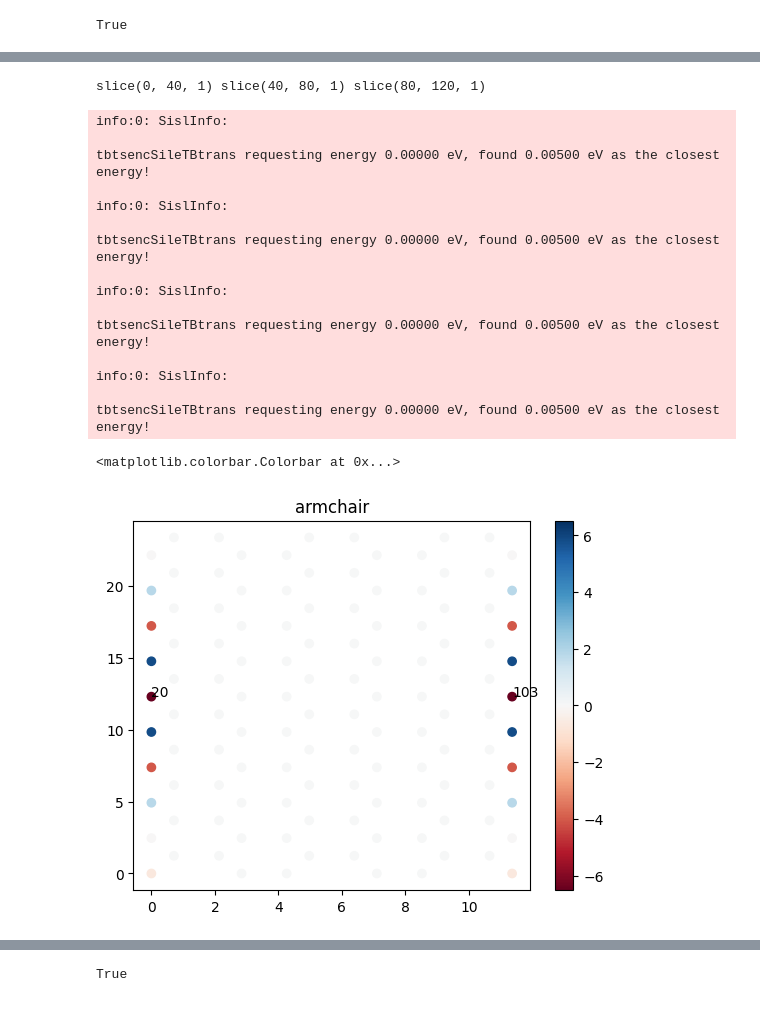
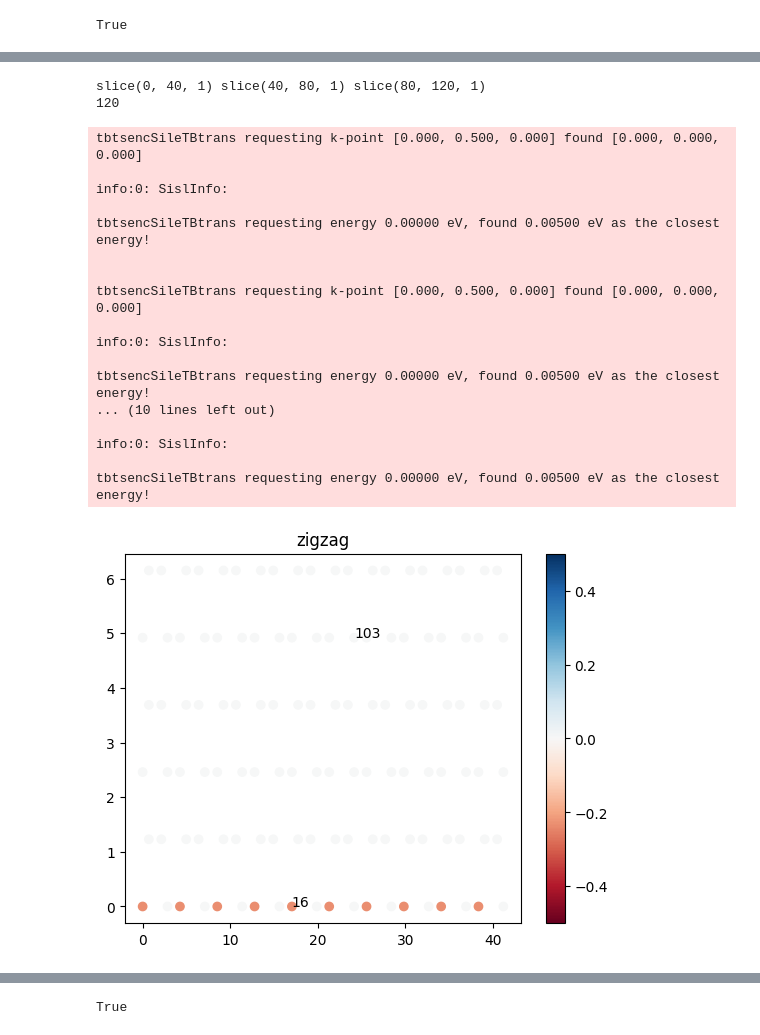
Before and after one commit to BastianValhoj/QTM-ML, a Jupyter notebook: overnight/siesta-calcs/tbt_edges.ipynb, the cells around one changed output, grey strips where cells are left out. Drawn from its saved outputs; the diff is of its cells as text; code cells hidden in the pictures.

```diff
--- a/overnight/siesta-calcs/tbt_edges.ipynb
+++ b/overnight/siesta-calcs/tbt_edges.ipynb
@@ -16,7 +17,7 @@ def showidx(geom):
 # %%
 labels = ['zigzag', 'armchair']
 # %%
-lab = labels[1]
+lab = labels[0]
 Nw = 10
 
 outdir = Path(f'./TBT_{lab}')
@@ -35,11 +36,11 @@ eta = tbtse.eta()
 a_dev = tbtse.a_dev
 
 def GetSigma(e, elec=0, k=[0.,0.,0.,]):
-    tmp = tbtse.self_energy(elec=0,E=e,k=k,sort=True).data
+    tmp = tbtse.self_energy(elec=elec,E=e,k=k,sort=True).data
     pvt = tbtse.pivot(elec=elec, in_device=True, sort=True).reshape(-1, 1)  # and downfolded to smaller region
     no_d = tbtse.no_d ## down-folded region size
     #print(tmp[0].dtype)
-    ZeroMat = np.eye(no_d, dtype=np.complex128)
+    ZeroMat = 0*np.eye(no_d, dtype=np.complex128)
     Sigma = ZeroMat.copy()  # transform to original orbit
     Sigma[pvt, pvt.T] += tmp  # transform to original orbital-index using pvt arrays.
     return Sigma
@@ -117,52 +120,58 @@ idxL = slice(NL//2-num_atoms, NL//2+num_atoms, 1)
 idxD = slice(ND//2-num_atoms, ND//2+num_atoms, 1)
 idxR = slice(ND-NR//2-num_atoms, ND-NR//2+num_atoms, 1)
 print(idxL, idxD, idxR)
-
+print(ND)
 
 xyz = tbtse.xyz
 
 E = 0.0
-kpts = [0., 0., 0.]
-site0 = NL//2
-site1 = ND-NR//2 +3
+kpts = [0., 0.5, 0.]
+site0 = NL//2 -4
+site1 = ND-NR//2 + 3
+# site1 = ND-NR//2 +3
 coup0 = np.imag(GetSigma(e=E, elec=0, k=kpts))
 coup1 = np.imag(GetSigma(e=E, elec=1, k=kpts))
 
 Broadening = np.zeros(shape=(ND, ND), dtype=np.complex128)
 Broadening[idxL, idxL] += GetSigma(e=E, elec=0, k=kpts)
 Broadening[idxR, idxR] += GetSigma(e=E, elec=1, k=kpts)
 
-vmax = np.max(np.abs([coup0, coup1]))
+# vmax = np.max(np.abs([coup0, coup1]))
+# vmin = -vmax
+vmax = 0.5
 vmin = -vmax
 cmap='RdBu'
 fig, ax = plt.subplots()
 ax.set_title(lab)
 # ax.scatter(x=xyz[idxL, 0], y=xyz[idxL, 1], label='left', c=coup0[idxL, site0], vmin=vmin, vmax=vmax, cmap=cmap)
 # ax.scatter(x=xyz[idxD, 0], y=xyz[idxD, 1], label='device', c=np.zeros(shape=(2*num_atoms)), vmin=vmin, vmax=vmax, cmap=cmap)
-# ax.scatter(x=xyz[idxR, 0], y=xyz[idxR, 1], label='Right', c=coup1[idxL, site1], vmin=vmin, vmax=vmax, cmap=cmap)
+# ax.scatter(x=xyz[idxR, 0], y=xyz[idxR, 1], label='Right', c=coup1[idxL, site0+3], vmin=vmin, vmax=vmax, cmap=cmap)
 ax.scatter(x=xyz[:ND//2, 0], y=xyz[:ND//2, 1], c=np.imag(Broadening[:ND//2, site0]), vmin=vmin, vmax=vmax, cmap=cmap)
 sc = ax.scatter(x=xyz[ND//2:, 0], y=xyz[ND//2:, 1], c=np.imag(Broadening[ND//2:, site1]), vmin=vmin, vmax=vmax, cmap=cmap)
+fig.colorbar(sc)
 for atom in [site0, site1]:
     ax.annotate(text=atom, xy=(xyz[atom, :2]))
 
-fig.colorbar(sc)
+# fig.colorbar(sc)
 # ax.axis('square')
 # %% [output]
 slice(0, 40, 1) slice(40, 80, 1) slice(80, 120, 1)
+120
-info:0: SislInfo:
-
-tbtsencSileTBtrans requesting energy 0.00000 eV, found 0.00500 eV as the closest energy!
+tbtsencSileTBtrans requesting k-point [0.000, 0.500, 0.000] found [0.000, 0.000, 0.000]
 
 info:0: SislInfo:
 
 tbtsencSileTBtrans requesting energy 0.00000 eV, found 0.00500 eV as the closest energy!
 
-info:0: SislInfo:
 
-tbtsencSileTBtrans requesting energy 0.00000 eV, found 0.00500 eV as the closest energy!
+tbtsencSileTBtrans requesting k-point [0.000, 0.500, 0.000] found [0.000, 0.000, 0.000]
 
 info:0: SislInfo:
 
 tbtsencSileTBtrans requesting energy 0.00000 eV, found 0.00500 eV as the closest energy!
+... (10 lines left out)
+
+info:0: SislInfo:
+
+tbtsencSileTBtrans requesting energy 0.00000 eV, found 0.00500 eV as the closest energy!
-<matplotlib.colorbar.Colorbar at 0x...>
-[figure, old version]
+[figure, new version]
```
Also changed, not shown: parts of 18 cells of this notebook.
